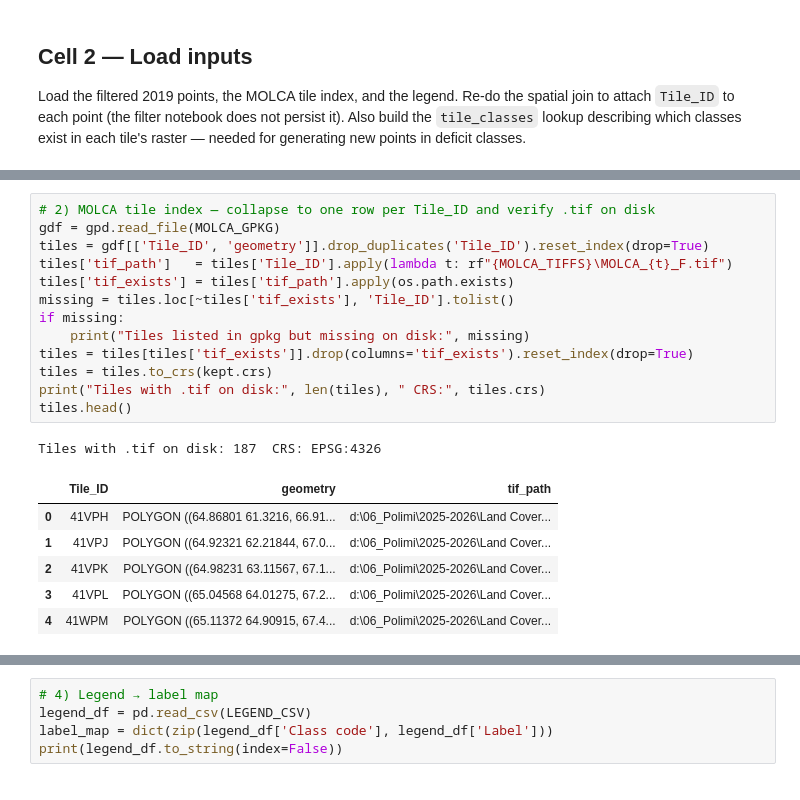
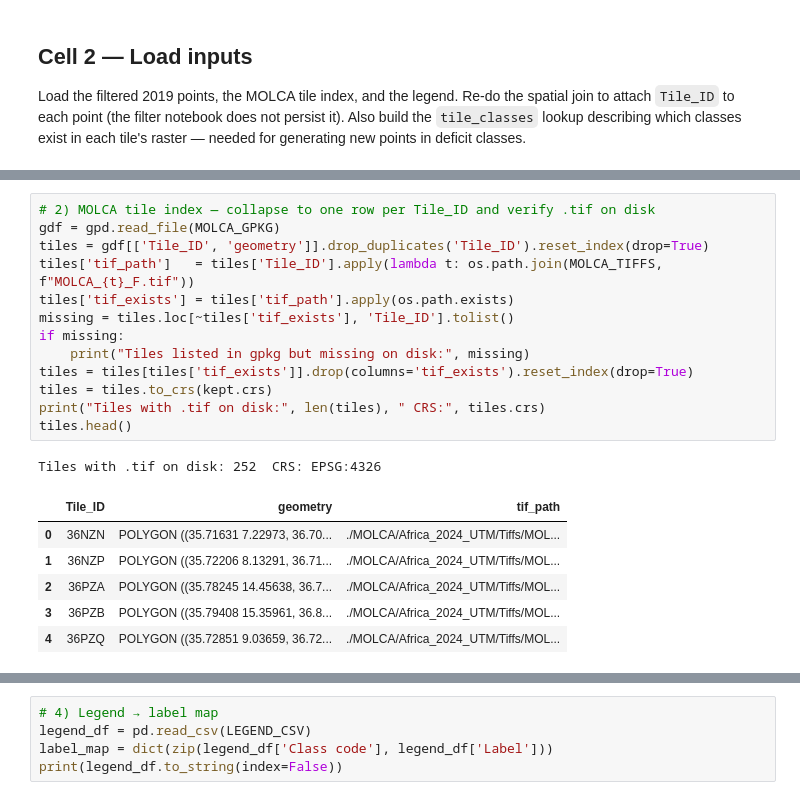
Before and after one commit to tanxiaoo/sample-design, a Jupyter notebook: sample_design_molcopa2024.ipynb, the cells around one changed output, grey strips where cells are left out. Cells and saved outputs as stored; diff of their text form.

```diff
--- a/sample_design_molcopa2024.ipynb
+++ b/sample_design_molcopa2024.ipynb
@@ -104,24 +110,24 @@ Filtered points: (9855, 7)  CRS: EPSG:4326
 # %%
 # 2) MOLCA tile index — collapse to one row per Tile_ID and verify .tif on disk
 gdf = gpd.read_file(MOLCA_GPKG)
 tiles = gdf[['Tile_ID', 'geometry']].drop_duplicates('Tile_ID').reset_index(drop=True)
-tiles['tif_path']   = tiles['Tile_ID'].apply(lambda t: rf"{MOLCA_TIFFS}\MOLCA_{t}_F.tif")
+tiles['tif_path']   = tiles['Tile_ID'].apply(lambda t: os.path.join(MOLCA_TIFFS, f"MOLCA_{t}_F.tif"))
 tiles['tif_exists'] = tiles['tif_path'].apply(os.path.exists)
 missing = tiles.loc[~tiles['tif_exists'], 'Tile_ID'].tolist()
 if missing:
     print("Tiles listed in gpkg but missing on disk:", missing)
 tiles = tiles[tiles['tif_exists']].drop(columns='tif_exists').reset_index(drop=True)
 tiles = tiles.to_crs(kept.crs)
 print("Tiles with .tif on disk:", len(tiles), " CRS:", tiles.crs)
 tiles.head()
 # %% [output]
-Tiles with .tif on disk: 187  CRS: EPSG:4326
+Tiles with .tif on disk: 252  CRS: EPSG:4326
 |  | Tile_ID | geometry | tif_path |
-| 0 | 41VPH | POLYGON ((64.86801 61.3216, 66.91... | d:\06_Polimi\2025-2026\Land Cover... |
-| 1 | 41VPJ | POLYGON ((64.92321 62.21844, 67.0... | d:\06_Polimi\2025-2026\Land Cover... |
-| 2 | 41VPK | POLYGON ((64.98231 63.11567, 67.1... | d:\06_Polimi\2025-2026\Land Cover... |
-| 3 | 41VPL | POLYGON ((65.04568 64.01275, 67.2... | d:\06_Polimi\2025-2026\Land Cover... |
-| 4 | 41WPM | POLYGON ((65.11372 64.90915, 67.4... | d:\06_Polimi\2025-2026\Land Cover... |
+| 0 | 36NZN | POLYGON ((35.71631 7.22973, 36.70... | ./MOLCA/Africa_2024_UTM/Tiffs/MOL... |
+| 1 | 36NZP | POLYGON ((35.72206 8.13291, 36.71... | ./MOLCA/Africa_2024_UTM/Tiffs/MOL... |
+| 2 | 36PZA | POLYGON ((35.78245 14.45638, 36.7... | ./MOLCA/Africa_2024_UTM/Tiffs/MOL... |
+| 3 | 36PZB | POLYGON ((35.79408 15.35961, 36.8... | ./MOLCA/Africa_2024_UTM/Tiffs/MOL... |
+| 4 | 36PZQ | POLYGON ((35.72851 9.03659, 36.72... | ./MOLCA/Africa_2024_UTM/Tiffs/MOL... |
 # %%
 # 3) Attach Tile_ID to filtered points via spatial join (if not already present)
 if 'Tile_ID' not in kept.columns:
```
Also changed, not shown: parts of 9 cells of this notebook, 1 other file.
